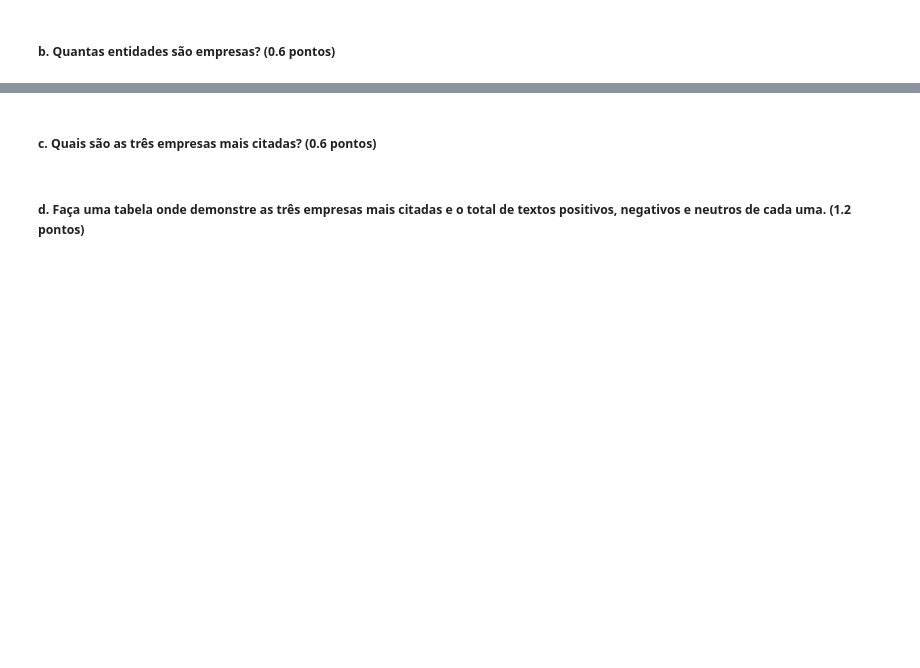
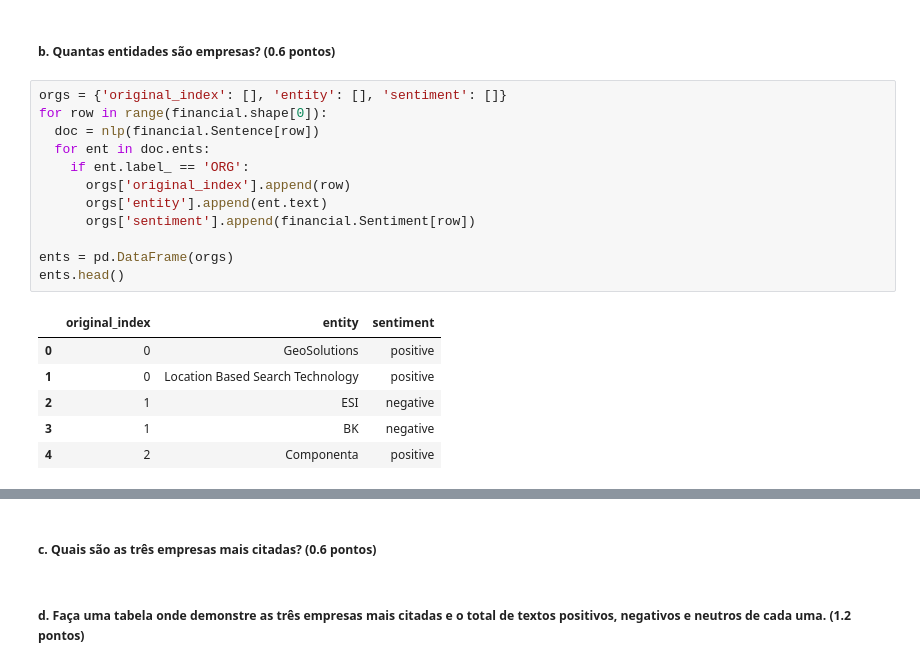
Before and after one commit to joaodath/dados_mod1, a Jupyter notebook: mod_3/projeto03/projeto03.ipynb, the cells around one changed output, grey strips where cells are left out. Drawn from its saved outputs; the diff is of its cells as text; blank space fills up the shorter version.

```diff
--- a/mod_3/projeto03/projeto03.ipynb
+++ b/mod_3/projeto03/projeto03.ipynb
@@ -282,2 +290,21 @@ Name: Divergence, dtype: int64
 # %% [markdown]
 ##### b. Quantas entidades são empresas? (0.6 pontos)
+# %%
+orgs = {'original_index': [], 'entity': [], 'sentiment': []}
+for row in range(financial.shape[0]):
+  doc = nlp(financial.Sentence[row])
+  for ent in doc.ents:
+    if ent.label_ == 'ORG':
+      orgs['original_index'].append(row)
+      orgs['entity'].append(ent.text)
+      orgs['sentiment'].append(financial.Sentiment[row])
+
+ents = pd.DataFrame(orgs)
+ents.head()
+# %% [output]
+|  | original_index | entity | sentiment |
+| 0 | 0 | GeoSolutions | positive |
+| 1 | 0 | Location Based Search Technology | positive |
+| 2 | 1 | ESI | negative |
+| 3 | 1 | BK | negative |
+| 4 | 2 | Componenta | positive |
```
Also changed, not shown: parts of 21 cells of this notebook.
